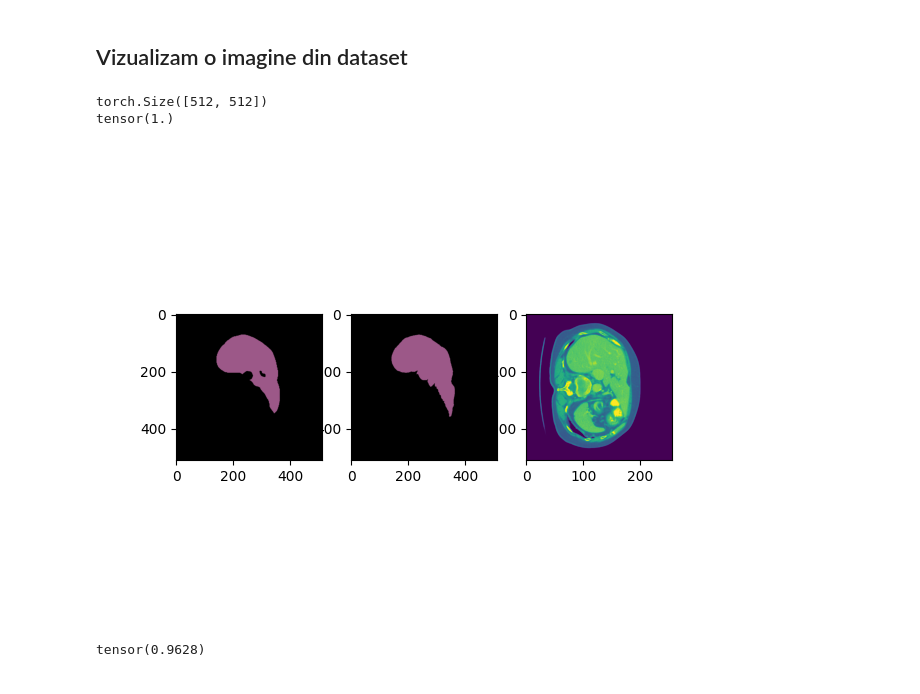
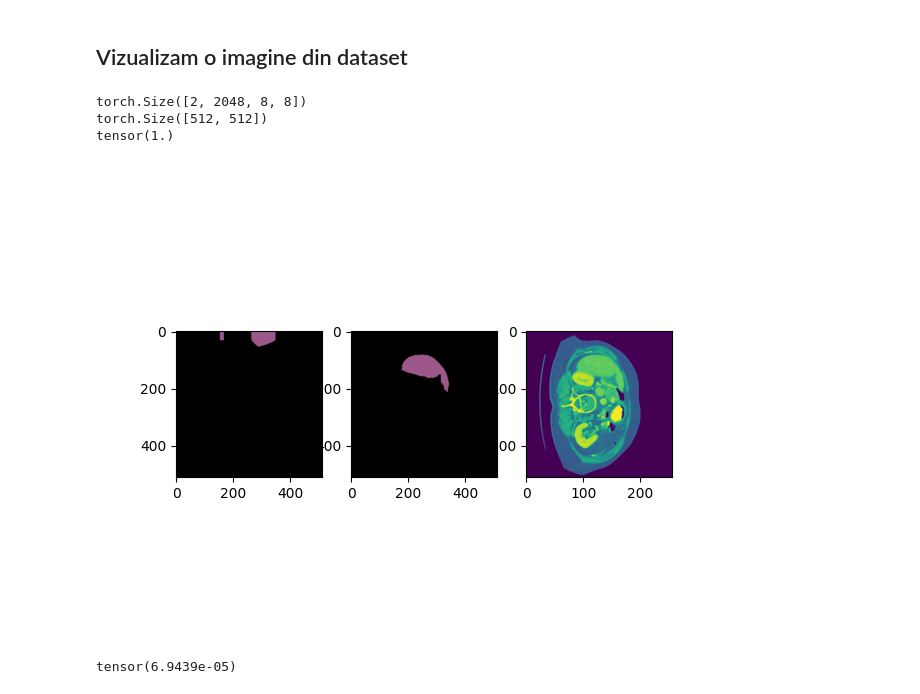
Before and after one commit to StanciulescuAndrei/LicentaUPB, a Jupyter notebook: ML_train_tester.ipynb, the cells around one changed output. Saved outputs shown, nothing was run; the diff lists cells and outputs as text; code cells hidden in the pictures.

Commit message:
ConvNeXt functional si pt cluster

```diff
--- a/ML_train_tester.ipynb
+++ b/ML_train_tester.ipynb
@@ -47,16 +48,17 @@ dataloader_test = torch.utils.data.DataLoader(dataset_learn, batch_size=32, shuf
 # %% [markdown]
 ## Vizualizam o imagine din dataset
 # %%
-model_checkpoint = 'G:/MachineLearning/models/ResNet152/ResNet152_checkpoint.pt'
-model = ResNet152DeepLab()
-checkpoint = torch.load(model_checkpoint)
-model.load_state_dict(checkpoint['model_state_dict'])
+model_checkpoint = 'G:/MachineLearning/models/ConvNeXt/ConvNeXt_110.pt'
+# model = torch.load(model_checkpoint)
+model = ConvNeXtDeepLab()
+# checkpoint = torch.load(model_checkpoint)
+# model.load_state_dict(checkpoint['model_state_dict'])
 
 device = torch.device('cpu')
 model.to(device)
 
 model.eval()
-input_tensor, mask = dataset_learn.__getitem__(60)
+input_tensor, mask = dataset_learn.__getitem__(50)
 input_batch = input_tensor.repeat(2, 1, 1, 1)
 pred = model(input_batch.to(device))
 
@@ -66,39 +68,40 @@ pred = torch.nn.functional.interpolate(pred.unsqueeze(0), size=512, mode="biline
 output_predictions = torch.round(pred[0])
 
 print(output_predictions.shape)
 output_predictions = output_predictions.detach().squeeze()
 output_predictions = np.round(output_predictions)
 mask = mask.cpu().squeeze()
 
 palette = torch.tensor([2 ** 25 - 1, 2 ** 15 - 1, 2 ** 21 - 1])
 colors = torch.as_tensor([i for i in range(3)])[:, None] * 1.1 * palette
 colors = (colors % 255).numpy().astype("uint8")
 
 # plot the semantic segmentation predictions of 21 classes in each color
 r = Image.fromarray(output_predictions.byte().cpu().numpy())
 r.putpalette(colors)
 
 r_mask = Image.fromarray(mask.byte().cpu().numpy())
 r_mask.putpalette(colors)
 
 print(torch.max(output_predictions))
 plt.figure()
 plt.subplot(1, 3, 1)
 plt.imshow(r)
 plt.subplot(1, 3, 2)
 plt.imshow(r_mask)
 plt.subplot(1, 3, 3)
 plt.imshow(np.squeeze(input_tensor.numpy()))
 plt.show()
 # %% [output]
+torch.Size([2, 2048, 8, 8])
 torch.Size([512, 512])
 tensor(1.)
-[figure, old version]
+[figure, new version]
 # %%
 loss_fn = DiceLoss()
 print(1.0 - loss_fn(output_predictions, mask))
 # %% [output]
-tensor(0.9628)
+tensor(6.9439e-05)
 # %%
 model_checkpoint = 'G:/MachineLearning/models/DenseNet201/DenseNet201_checkpoint.pt'
 model = DenseNet201DeepLab()
```
Also changed, not shown: parts of 3 cells of this notebook, 4 other files.
